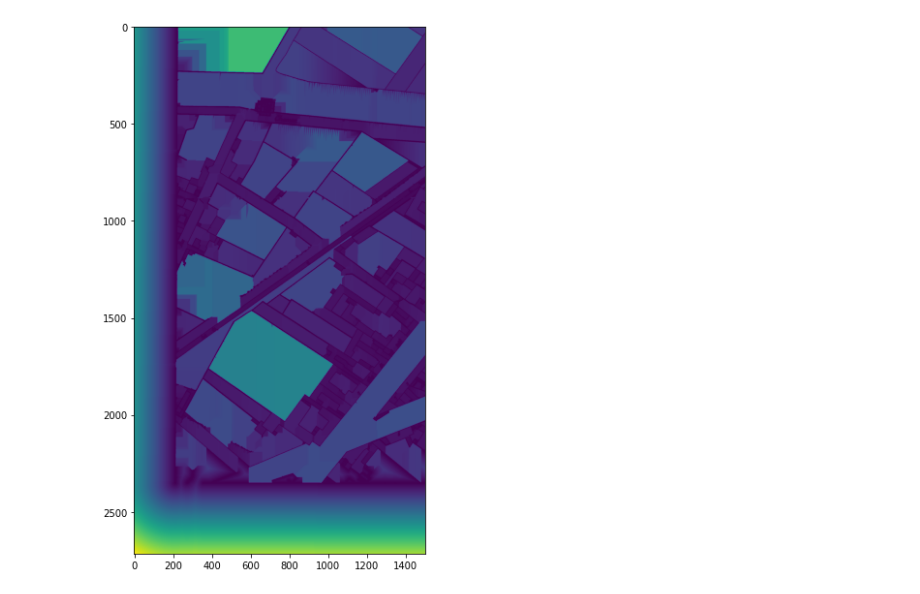
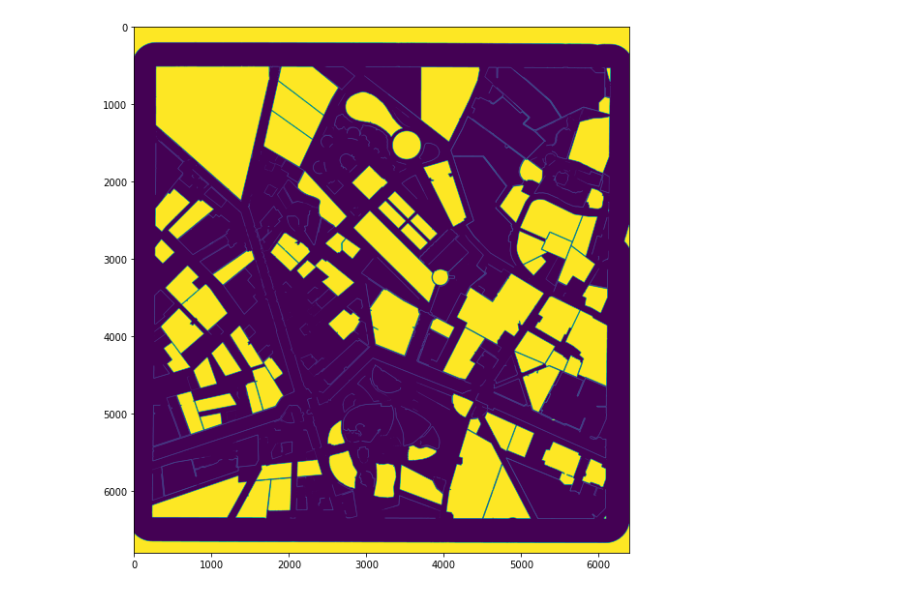
Before and after one commit to AudranDoublet/jacoubet_map_number_detection, a Jupyter notebook: RoadSegmentation.ipynb, the cells around one changed output. Drawn from its saved outputs; the diff is of its cells as text; code cells hidden in the pictures.

```diff
--- a/RoadSegmentation.ipynb
+++ b/RoadSegmentation.ipynb
@@ -112,0 +110,35 @@ def filter_roads(binary, n_dist, exterior):
+# %%
+def get_useless_edges(n_dist, exterior):
+    sobel = filters.sobel(n_dist)
+    v = sobel.copy()
+    v[exterior > 0] = 11
+
+    v = v > 40
+    v[binary_dilation(binary_dilation(n_dist == 0))] = 0
+    v[v * sobel > 100] = 0
+    v = remove_small_objects(v, 100)
+
+    return v
+# %%
+def filter_edges(edges):
+    edges = edges.copy()
+    labels = label(1 - edges, connectivity=1)
+
+    for i, reg in enumerate(regionprops(labels)):
+        bbox = reg.bbox
+
+        nb_pix = reg.minor_axis_length * reg.major_axis_length
+        pc_pix = reg.area / max(nb_pix, 1)
+
+        if reg.area > 1000000:
+            continue
+
+        if nb_pix == 0 or pc_pix > 0.50:
+            label_box = labels[bbox[0]:bbox[2],bbox[1]:bbox[3]]
+            dists_box = edges[bbox[0]:bbox[2],bbox[1]:bbox[3]]
+
+            label_filter = label_box == reg.label
+
+            dists_box[label_filter] = 1
+
+    return edges
@@ -210,4 +211,4 @@ show_image(ndi.distance_transform_edt(1 - binary[4000:,:1500]))
-# %%
-show_image(n_dist[4000:,:1500])
-# %% [output]
-[figure, removed]
+# %%
+show_image(edges_filtered)
+# %% [output]
+[figure, added]
```
Also changed, not shown: parts of 24 cells of this notebook, 2 other files.
